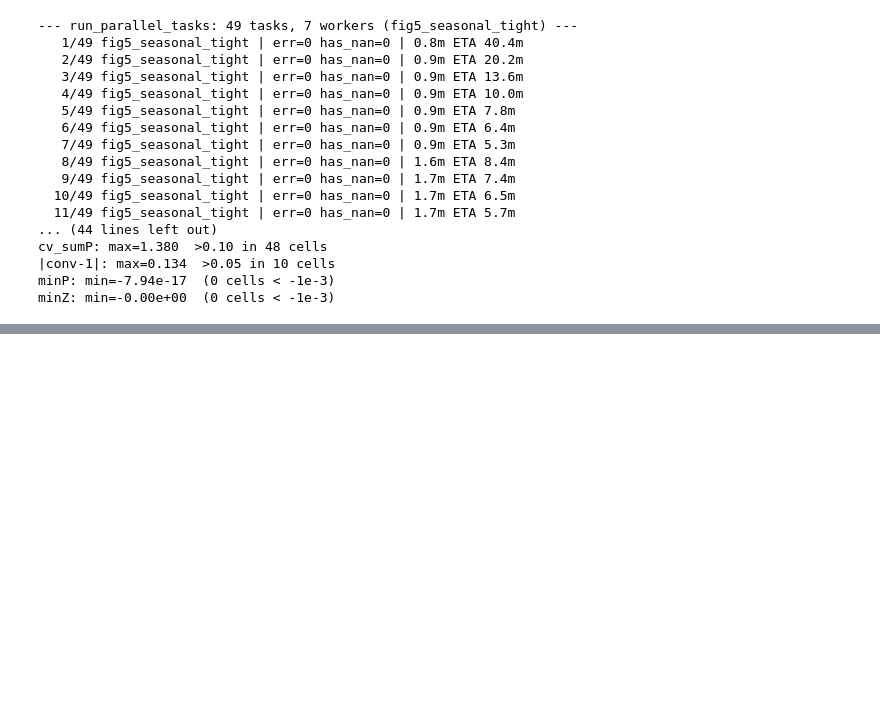
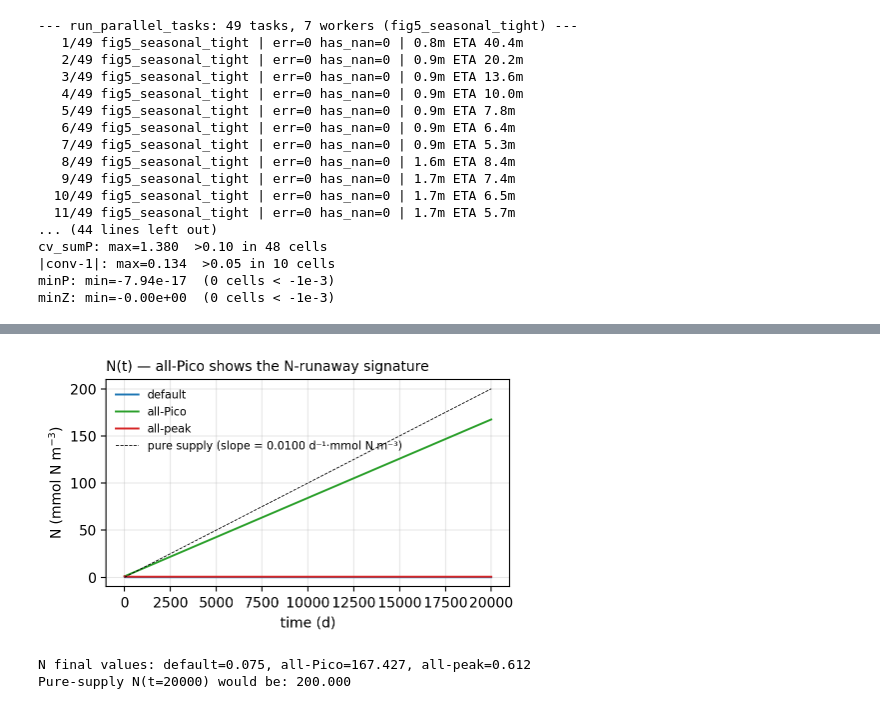
Before and after one commit to ben1post/SSMCariaco, a Jupyter notebook: plots/FIGURE_5.ipynb, the cells around one changed output, grey strips where cells are left out. Drawn from its saved outputs; the diff is of its cells as text; code cells hidden in the pictures; blank space fills up the shorter version.

```diff
--- a/plots/FIGURE_5.ipynb
+++ b/plots/FIGURE_5.ipynb
@@ -838,0 +1201,20 @@ ax.legend(fontsize=7, frameon=False); fig.tight_layout(); plt.show()
+# %%
+fig, ax = plt.subplots(figsize=(5, 3))
+for label, out in results.items():
+    ax.plot(out['time'].values, out['Nutrient__value'].values, lw=1.4,
+            color={'default':'C0','all-Pico':'C2','all-peak':'C3'}[label], label=label)
+ax.set_xlabel('time (d)'); ax.set_ylabel('N (mmol N m$^{-3}$)')
+ax.set_title('N(t) — all-Pico shows the N-runaway signature', fontsize=10, loc='left')
+# annotate the supply rate
+supply = 0.5 / 50.0    # F_N / d_e
+ax.plot([0, 20000], [0, supply*20000], 'k--', lw=0.6,
+        label=f'pure supply (slope = {supply:.4f} d⁻¹·mmol N m⁻³)')
+ax.legend(fontsize=8, frameon=False); ax.grid(alpha=0.3); plt.tight_layout(); plt.show()
+print(f"N final values: default={results['default']['Nutrient__value'].values[-1]:.3f}, "
+      f"all-Pico={results['all-Pico']['Nutrient__value'].values[-1]:.3f}, "
+      f"all-peak={results['all-peak']['Nutrient__value'].values[-1]:.3f}")
+print(f"Pure-supply N(t=20000) would be: {supply*20000:.3f}")
+# %% [output]
+[figure, added]
+N final values: default=0.075, all-Pico=167.427, all-peak=0.612
+Pure-supply N(t=20000) would be: 200.000
```
Also changed, not shown: parts of 6 cells of this notebook, 1 other file.
